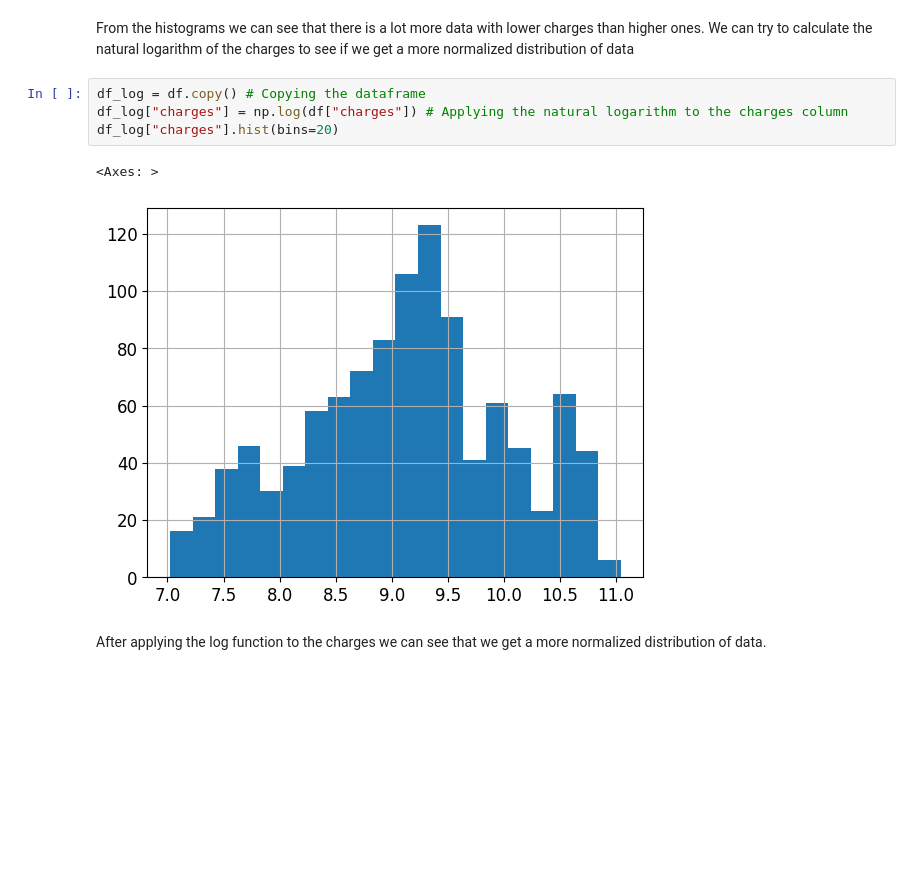
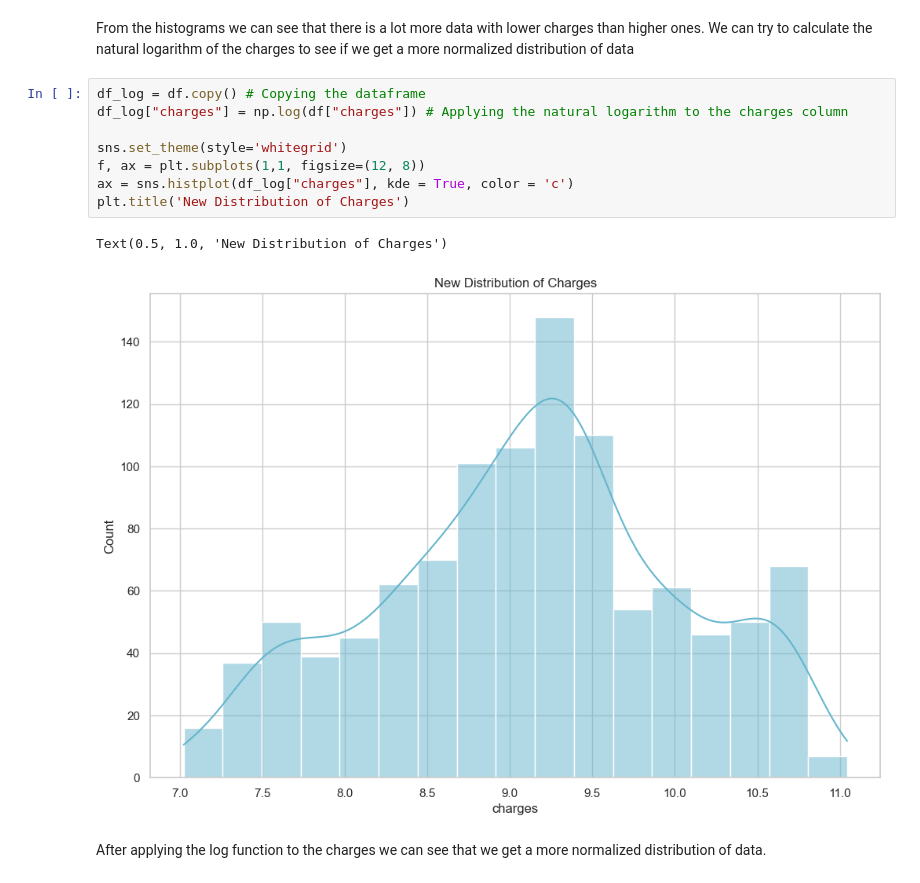
Before and after one commit to Ahsanfyfy/Project-Group-3, a Jupyter notebook: preprocessing.ipynb, the cells around one changed output. Drawn from its saved outputs; the diff is of its cells as text; blank space fills up the shorter version.

Commit message:
adding figures to preprocessing

```diff
--- a/preprocessing.ipynb
+++ b/preprocessing.ipynb
@@ -135,10 +140,14 @@ We can try to calculate the natural logarithm of the charges to see if we get a
 # %%
 df_log = df.copy() # Copying the dataframe
 df_log["charges"] = np.log(df["charges"]) # Applying the natural logarithm to the charges column
-df_log["charges"].hist(bins=20)
+
+sns.set_theme(style='whitegrid')
+f, ax = plt.subplots(1,1, figsize=(12, 8))
+ax = sns.histplot(df_log["charges"], kde = True, color = 'c')
+plt.title('New Distribution of Charges')
 # %% [output]
-<Axes: >
+Text(0.5, 1.0, 'New Distribution of Charges')
-[figure, old version]
+[figure, new version]
 # %% [markdown]
 After applying the log function to the charges we can see that we get a more normalized distribution of data.
 # %% [markdown]
```
Also changed, not shown: parts of 11 cells of this notebook.
